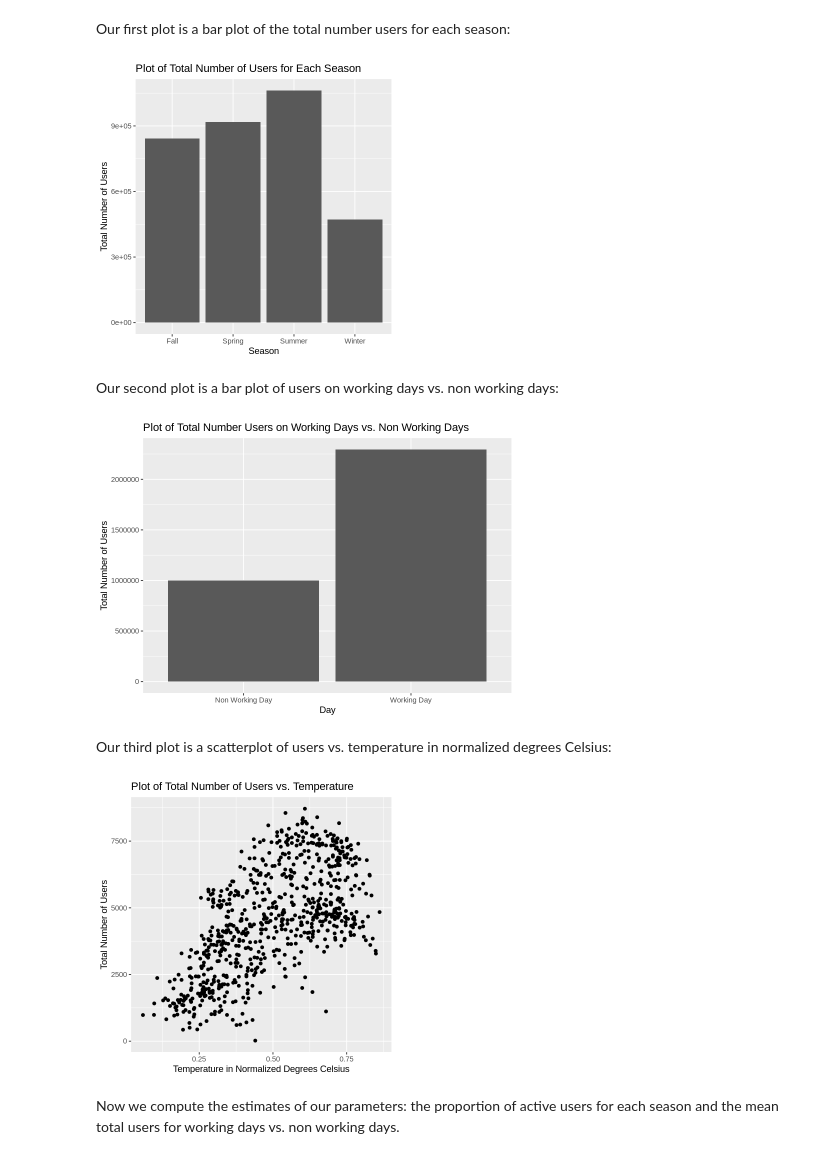
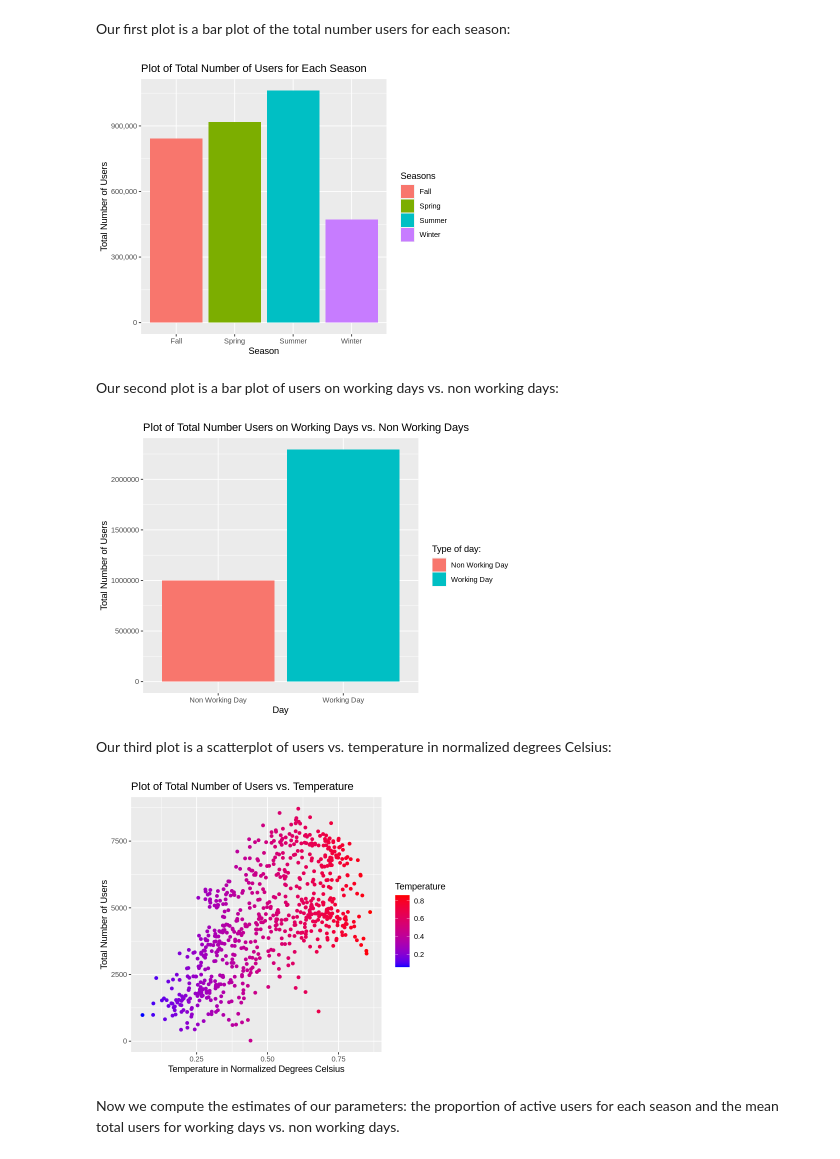
Before and after one commit to megannma/stat-201-2023s2-group-10, a Jupyter notebook: project_proposal.ipynb, the cells around one changed output. Drawn from its saved outputs; the diff is of its cells as text; code cells hidden in the pictures.

Commit message:
Graphs more pretty
added color to graphs and changed graph sizes

```diff
--- a/project_proposal.ipynb
+++ b/project_proposal.ipynb
@@ -68,19 +59,21 @@ A tibble: 6 × 6
 # %% [markdown]
 Our first plot is a bar plot of the total number users for each season:
 # %%
-options(repr.plot.width = 5, repr.plot.height = 5)
+options(repr.plot.width = 6, repr.plot.height = 5)
+
 season_plot <-
     selected_bike_day_data %>%
     group_by(season) %>%
     summarize(sum_cnt = sum(cnt)) %>%
     mutate(season = c("Winter", "Spring", "Summer", "Fall")) %>%
-    ggplot(aes(x = season, y = sum_cnt)) +
+    ggplot(aes(x = season, y = sum_cnt, fill = season)) +
         geom_bar(stat = "identity") +
-        labs(x = "Season", y = "Total Number of Users") +
+        labs(x = "Season", y = "Total Number of Users", fill = "Seasons") +
+        scale_y_continuous(labels = scales::comma_format()) +
         ggtitle("Plot of Total Number of Users for Each Season")
 season_plot
 # %% [output]
-[figure, old version]
+[figure, new version]
 # %% [markdown]
 Our second plot is a bar plot of users on working days vs. non working days:
 # %%
@@ -90,27 +83,28 @@ workingday_plot <-
     group_by(workingday) %>%
     summarize(sum_cnt = sum(cnt)) %>%
     mutate(workingday = c("Non Working Day", "Working Day")) %>%
-    ggplot(aes(x = workingday, y = sum_cnt)) +
+    ggplot(aes(x = workingday, y = sum_cnt, fill = workingday)) +
         geom_bar(stat = "identity") +
-        labs(x = "Day", y = "Total Number of Users") +
+        labs(x = "Day", y = "Total Number of Users", fill = "Type of day:") +
         ggtitle("Plot of Total Number Users on Working Days vs. Non Working Days")
 
 workingday_plot
 # %% [output]
-[figure, old version]
+[figure, new version]
 # %% [markdown]
 Our third plot is a scatterplot of users vs. temperature in normalized degrees Celsius:
 # %%
-options(repr.plot.width = 5, repr.plot.height = 5)
+options(repr.plot.width = 6, repr.plot.height = 5)
 temp_plot <-
     selected_bike_day_data %>%
-    ggplot(aes(x = temp, y = cnt)) +
+    ggplot(aes(x = temp, y = cnt, color = temp)) +
         geom_point() +
-        labs(x = "Temperature in Normalized Degrees Celsius", y = "Total Number of Users") +
+        labs(x = "Temperature in Normalized Degrees Celsius", y = "Total Number of Users", color = 'Temperature') +
+        scale_color_gradient(low = "blue", high = "red") +
         ggtitle("Plot of Total Number of Users vs. Temperature")
 temp_plot
 # %% [output]
-[figure, old version]
+[figure, new version]
 # %% [markdown]
 Now we compute the estimates of our parameters: the proportion of active users for each season and the mean total users for working days vs. non working days.
 # %%
```
Also changed, not shown: parts of 1 cell of this notebook.
